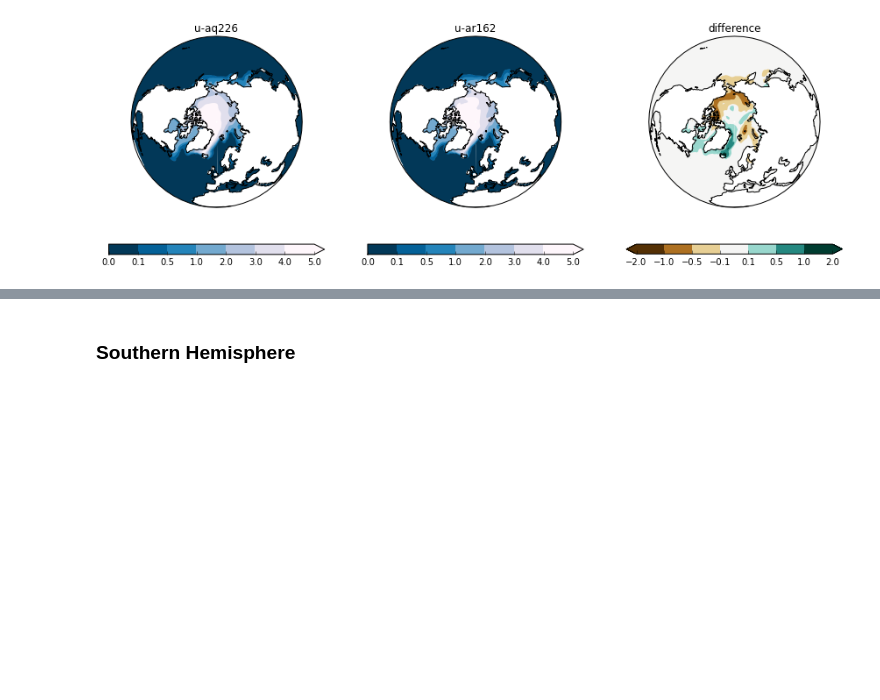
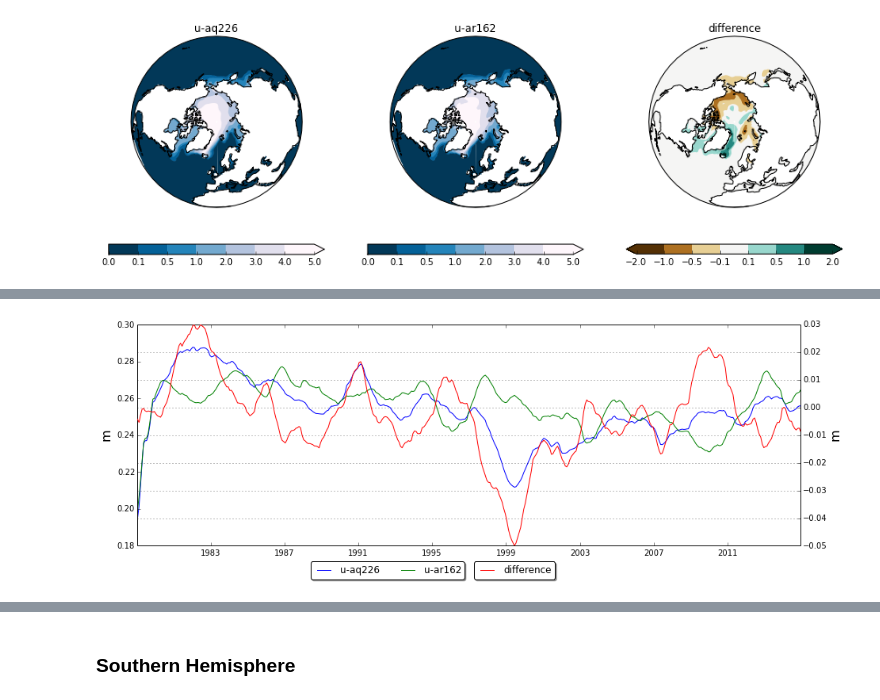
Before and after one commit to douglask3/albedo_teleconection, a Jupyter notebook: Untitled1.ipynb, the cells around one changed output, grey strips where cells are left out. Cells and saved outputs as stored; diff of their text form; code cells hidden in the pictures; blank space fills up the shorter version.

```diff
--- a/Untitled1.ipynb
+++ b/Untitled1.ipynb
@@ -113,0 +141,4 @@ plot_cube_TS(sea_ice)
+# %%
+plot_cube_TS(sea_ice, running_mean = True, units = 'm')
+# %% [output]
+[figure, added]
```
Also changed, not shown: parts of 7 cells of this notebook, 1 other file.
